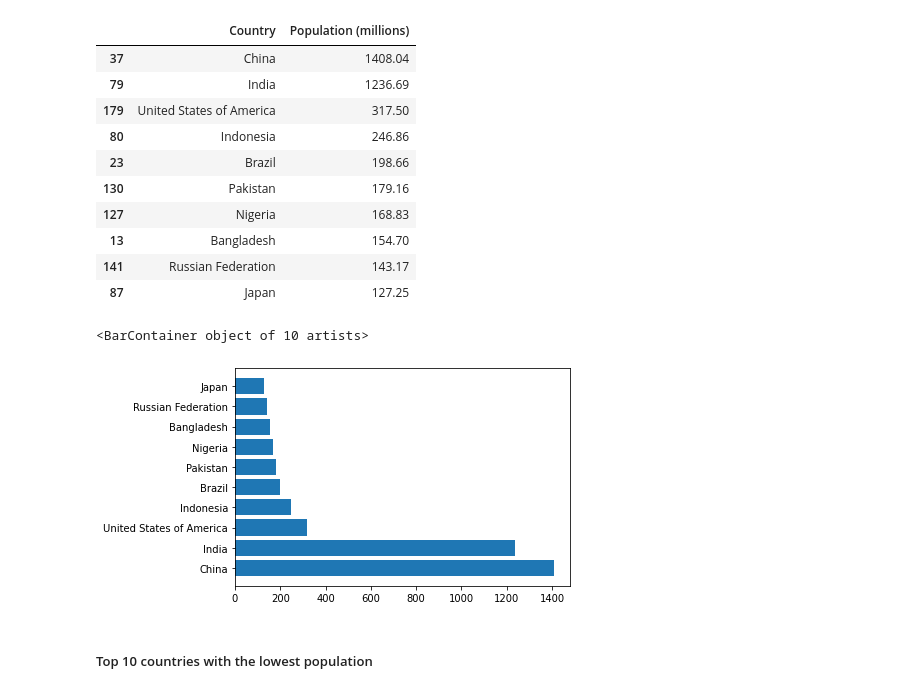
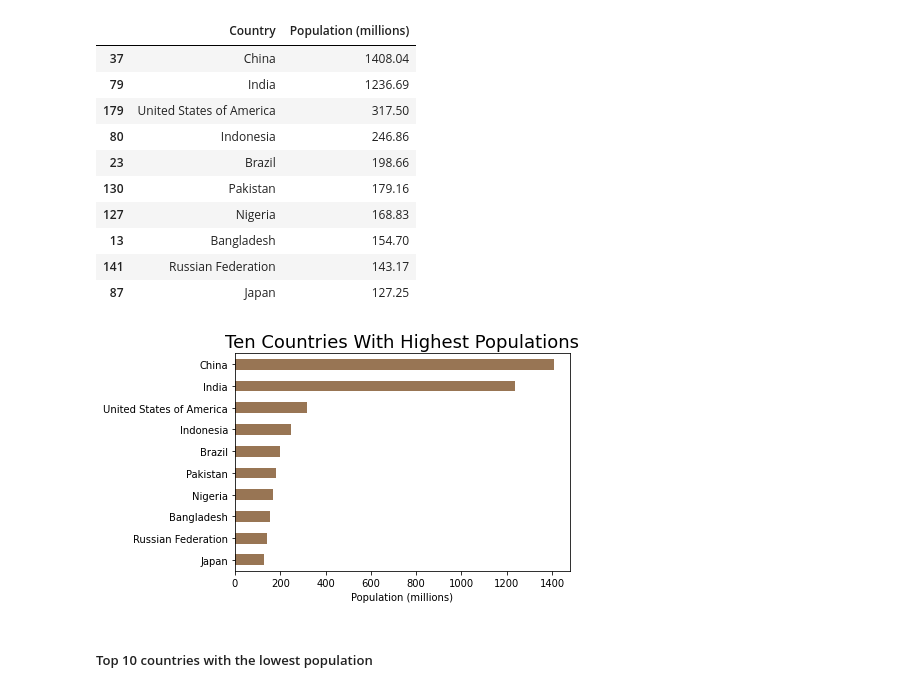
Before and after one commit to erickajanecm/Ecological-Footprint-EDA, a Jupyter notebook: EcologicalFootprint.ipynb, the cells around one changed output. Drawn from its saved outputs; the diff is of its cells as text; code cells hidden in the pictures.

```diff
--- a/EcologicalFootprint.ipynb
+++ b/EcologicalFootprint.ipynb
@@ -262,14 +263,16 @@ EF_df.loc[EF_df['Population (millions)'].nlargest(10).index, ['Country', 'Popula
 | 87 | Japan | 127.25 |
 # %%
 #Plotting top 10 countries with highest population
-topTenCountries = EF_df.loc[EF_df['Population (millions)'].nlargest(10).index, 'Country']
+topTenCountries = EF_df.loc[EF_df['Population (millions)'].nlargest(10).index, ['Country', 'Population (millions)']]
 population = EF_df.loc[EF_df['Population (millions)'].nlargest(10).index, 'Population (millions)'].sort_values(ascending=False)
-population
-
-plt.barh(topTenCountries, population)
-# %% [output]
-<BarContainer object of 10 artists>
-[figure, removed]
+# %%
+ax = population.plot.barh(topTenCountries, population, color='#987554')
+ax.set_title('Ten Countries With Highest Populations', fontsize=18)
+ax.set_xlabel('Population (millions)')
+ax.set_yticklabels(topTenCountries['Country'])
+ax.invert_yaxis()
+# %% [output]
+[figure, added]
 # %% [markdown]
 <h5> Top 10 countries with the lowest population
 # %%
```
Also changed, not shown: parts of 5 cells of this notebook.
